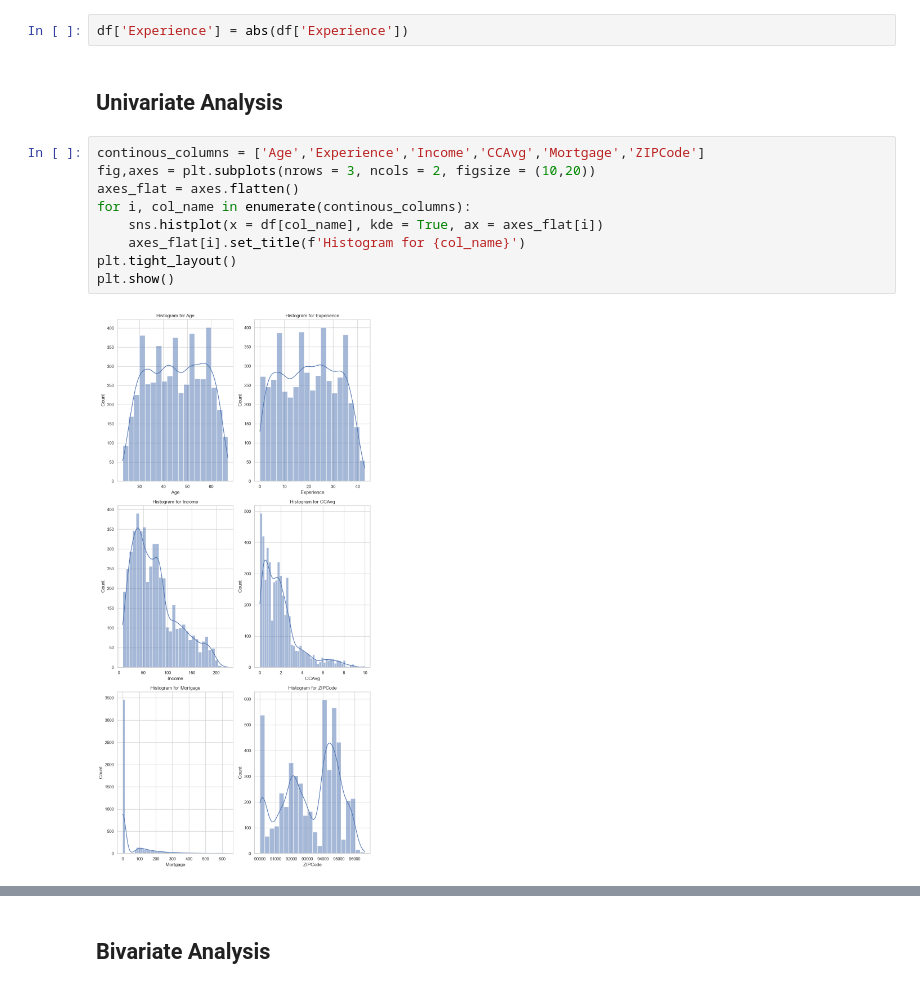
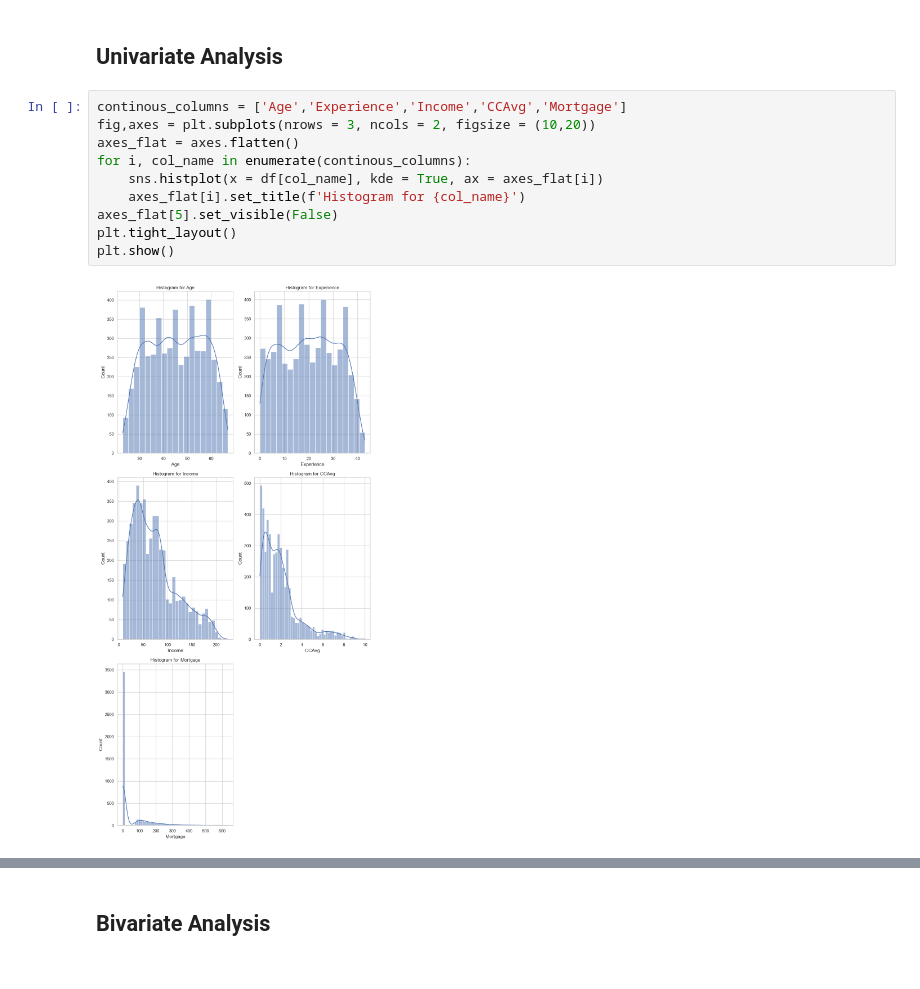
Before and after one commit to yajvashee/EDA, a Jupyter notebook: assessment/customer_beahviour_model_for_loan_targeting.ipynb, the cells around one changed output, grey strips where cells are left out. Cells and saved outputs as stored; diff of their text form.

```diff
--- a/assessment/customer_beahviour_model_for_loan_targeting.ipynb
+++ b/assessment/customer_beahviour_model_for_loan_targeting.ipynb
@@ -183,15 +192,14 @@ We have 52 rows out of 500(about 1% of data) with neagtive experience The negati
-# %%
-df['Experience'] = abs(df['Experience'])
 # %% [markdown]
 ## Univariate Analysis
 # %%
-continous_columns = ['Age','Experience','Income','CCAvg','Mortgage','ZIPCode']
+continous_columns = ['Age','Experience','Income','CCAvg','Mortgage']
 fig,axes = plt.subplots(nrows = 3, ncols = 2, figsize = (10,20))
 axes_flat = axes.flatten()
 for i, col_name in enumerate(continous_columns):
     sns.histplot(x = df[col_name], kde = True, ax = axes_flat[i])
     axes_flat[i].set_title(f'Histogram for {col_name}')
+axes_flat[5].set_visible(False)
 plt.tight_layout()
 plt.show()
 # %% [output]
-[figure, old version]
+[figure, new version]
```
Also changed, not shown: parts of 17 cells of this notebook.
